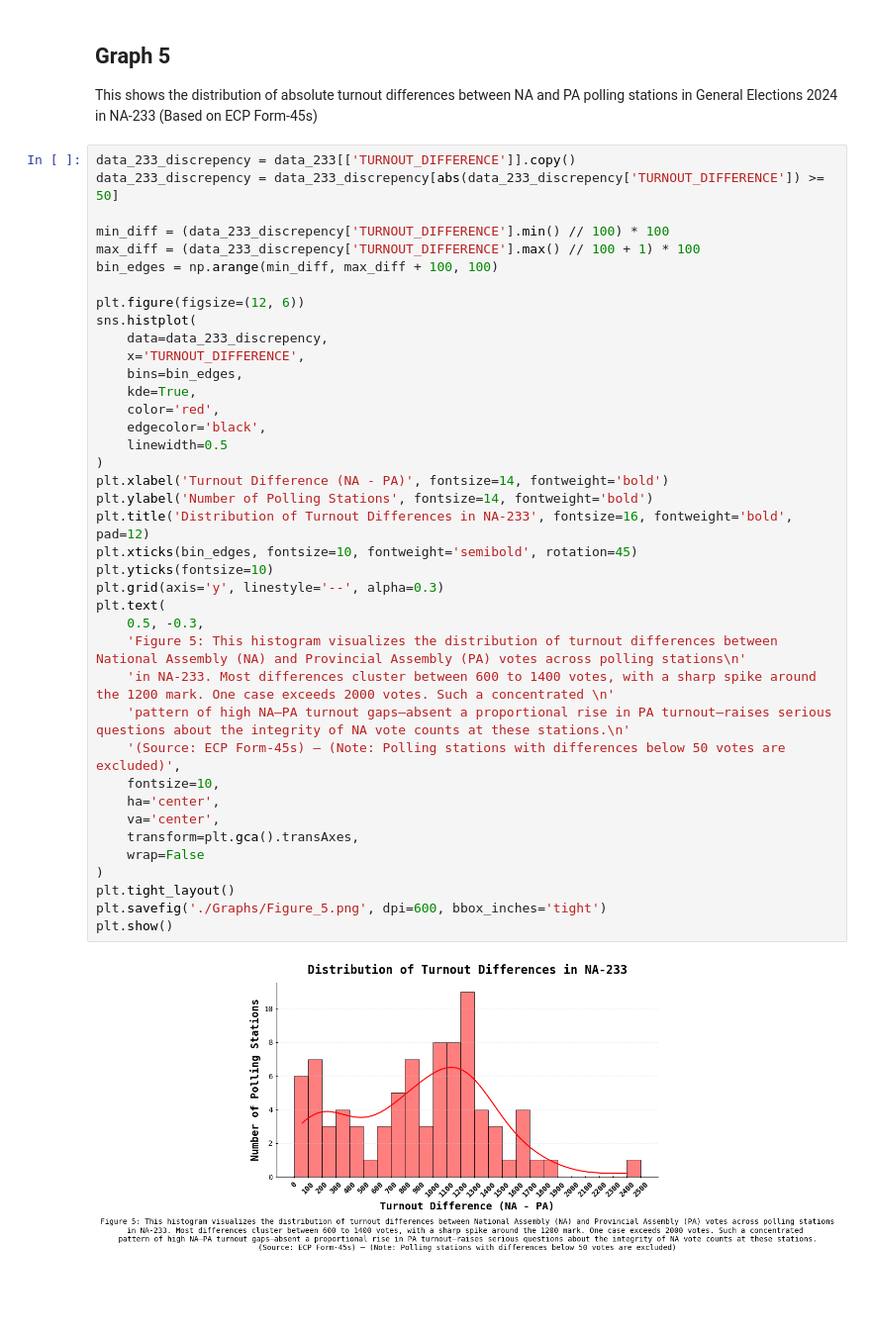
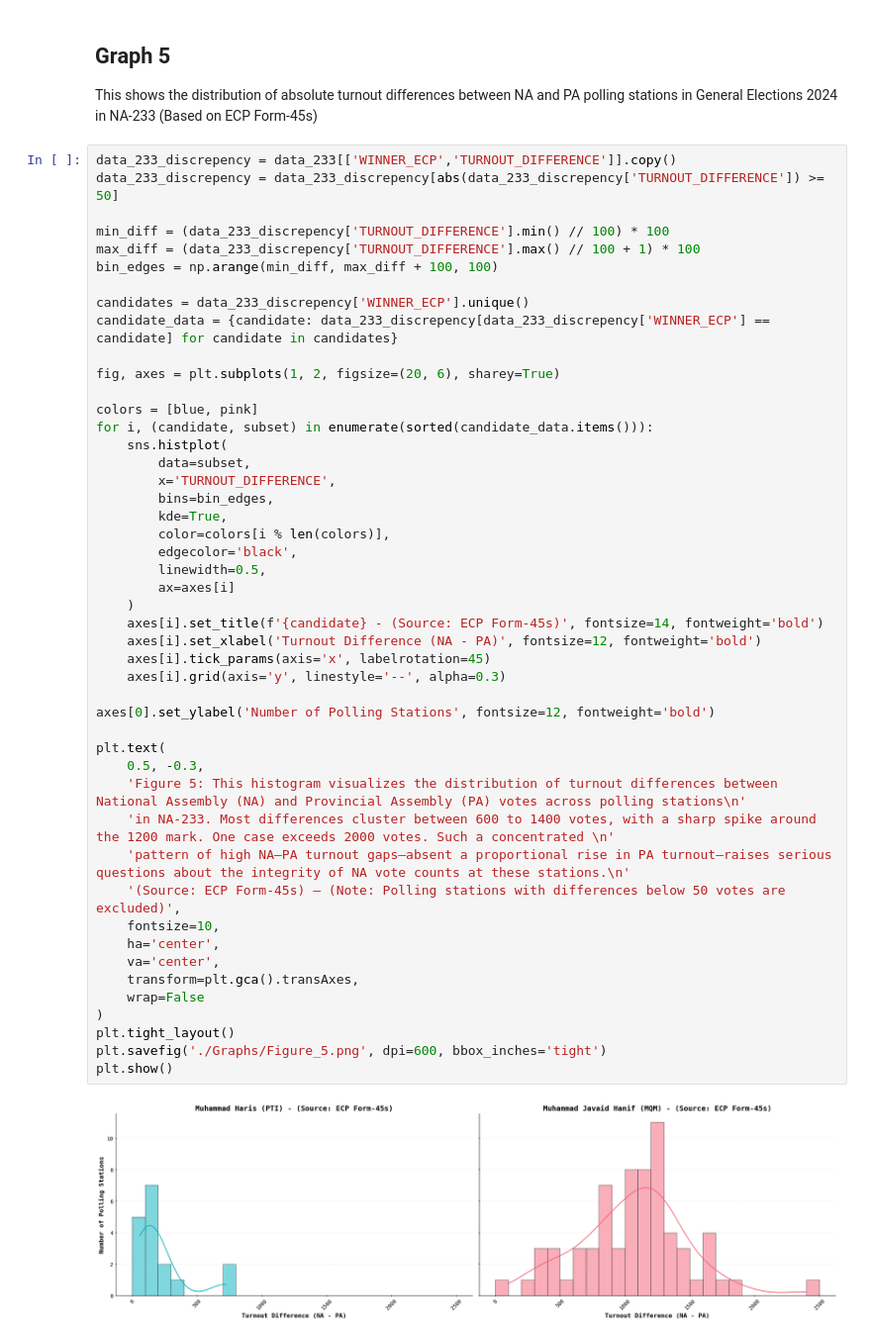
Before and after one commit to Aamil-Khan-Mahar/Karachi-NA, a Jupyter notebook: NA233/NA233.ipynb, the cells around one changed output. Shown at 99% size. Cells and saved outputs as stored; diff of their text form; blank space fills up the shorter version.

```diff
--- a/NA233/NA233.ipynb
+++ b/NA233/NA233.ipynb
@@ -280,43 +280,51 @@ plt.show()
 ## **Graph 5**
 This shows the distribution of absolute turnout differences between NA and PA polling stations in General Elections 2024 in NA-233 (Based on ECP Form-45s)
 # %%
-data_233_discrepency = data_233[['TURNOUT_DIFFERENCE']].copy()
+data_233_discrepency = data_233[['WINNER_ECP','TURNOUT_DIFFERENCE']].copy()
 data_233_discrepency = data_233_discrepency[abs(data_233_discrepency['TURNOUT_DIFFERENCE']) >= 50]
 
 min_diff = (data_233_discrepency['TURNOUT_DIFFERENCE'].min() // 100) * 100
 max_diff = (data_233_discrepency['TURNOUT_DIFFERENCE'].max() // 100 + 1) * 100
 bin_edges = np.arange(min_diff, max_diff + 100, 100)
 
-plt.figure(figsize=(12, 6))
-sns.histplot(
-    data=data_233_discrepency,
-    x='TURNOUT_DIFFERENCE',
-    bins=bin_edges,
-    kde=True,
-    color='red',
-    edgecolor='black',
-    linewidth=0.5
-)
-plt.xlabel('Turnout Difference (NA - PA)', fontsize=14, fontweight='bold')
-plt.ylabel('Number of Polling Stations', fontsize=14, fontweight='bold')
-plt.title('Distribution of Turnout Differences in NA-233', fontsize=16, fontweight='bold', pad=12)
-plt.xticks(bin_edges, fontsize=10, fontweight='semibold', rotation=45)
-plt.yticks(fontsize=10)
-plt.grid(axis='y', linestyle='--', alpha=0.3)
+candidates = data_233_discrepency['WINNER_ECP'].unique()
+candidate_data = {candidate: data_233_discrepency[data_233_discrepency['WINNER_ECP'] == candidate] for candidate in candidates}
+
+fig, axes = plt.subplots(1, 2, figsize=(20, 6), sharey=True)
+
+colors = [blue, pink]
+for i, (candidate, subset) in enumerate(sorted(candidate_data.items())):
+    sns.histplot(
+        data=subset,
+        x='TURNOUT_DIFFERENCE',
+        bins=bin_edges,
+        kde=True,
+        color=colors[i % len(colors)],
+        edgecolor='black',
+        linewidth=0.5,
+        ax=axes[i]
+    )
+    axes[i].set_title(f'{candidate} - (Source: ECP Form-45s)', fontsize=14, fontweight='bold')
+    axes[i].set_xlabel('Turnout Difference (NA - PA)', fontsize=12, fontweight='bold')
+    axes[i].tick_params(axis='x', labelrotation=45)
+    axes[i].grid(axis='y', linestyle='--', alpha=0.3)
+
+axes[0].set_ylabel('Number of Polling Stations', fontsize=12, fontweight='bold')
+
 plt.text(
     0.5, -0.3,
     'Figure 5: This histogram visualizes the distribution of turnout differences between National Assembly (NA) and Provincial Assembly (PA) votes across polling stations\n'
     'in NA-233. Most differences cluster between 600 to 1400 votes, with a sharp spike around the 1200 mark. One case exceeds 2000 votes. Such a concentrated \n'
     'pattern of high NA–PA turnout gaps—absent a proportional rise in PA turnout—raises serious questions about the integrity of NA vote counts at these stations.\n'
     '(Source: ECP Form-45s) — (Note: Polling stations with differences below 50 votes are excluded)',
     fontsize=10,
     ha='center',
     va='center',
     transform=plt.gca().transAxes,
     wrap=False
 )
 plt.tight_layout()
 plt.savefig('./Graphs/Figure_5.png', dpi=600, bbox_inches='tight')
 plt.show()
 # %% [output]
-[figure, old version]
+[figure, new version]
```
Also changed, not shown: 14 other files.
